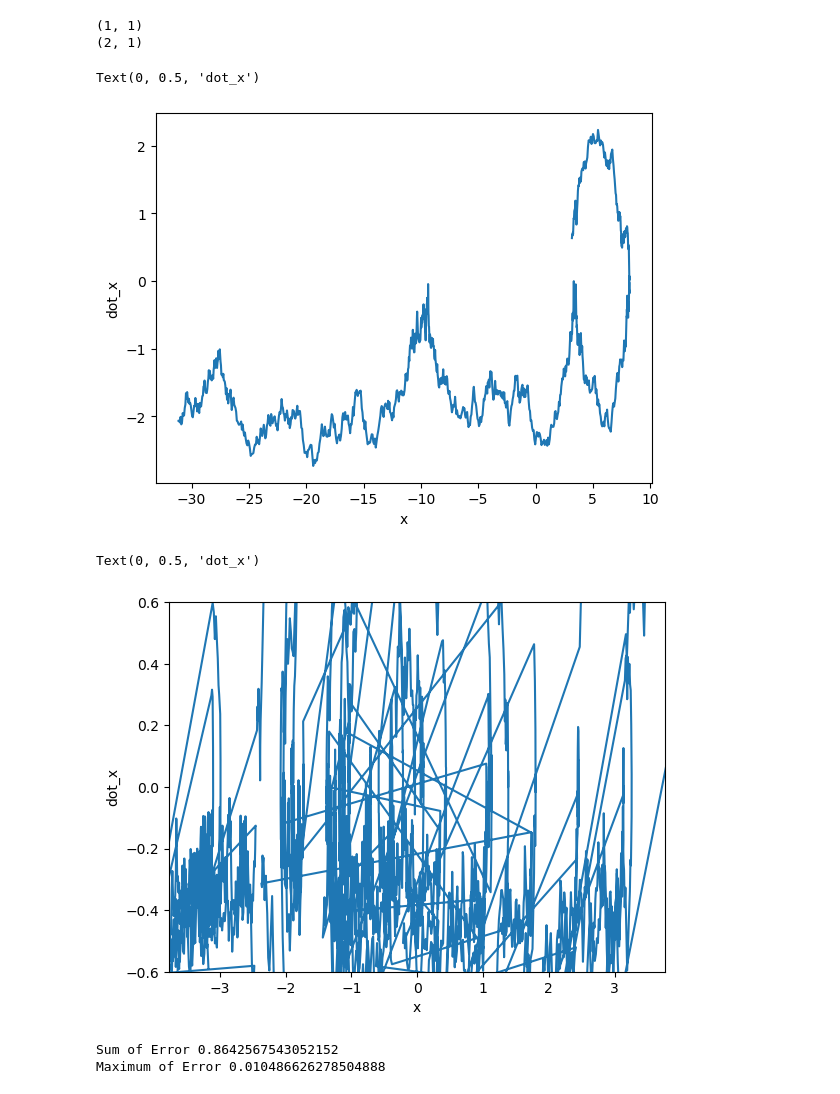
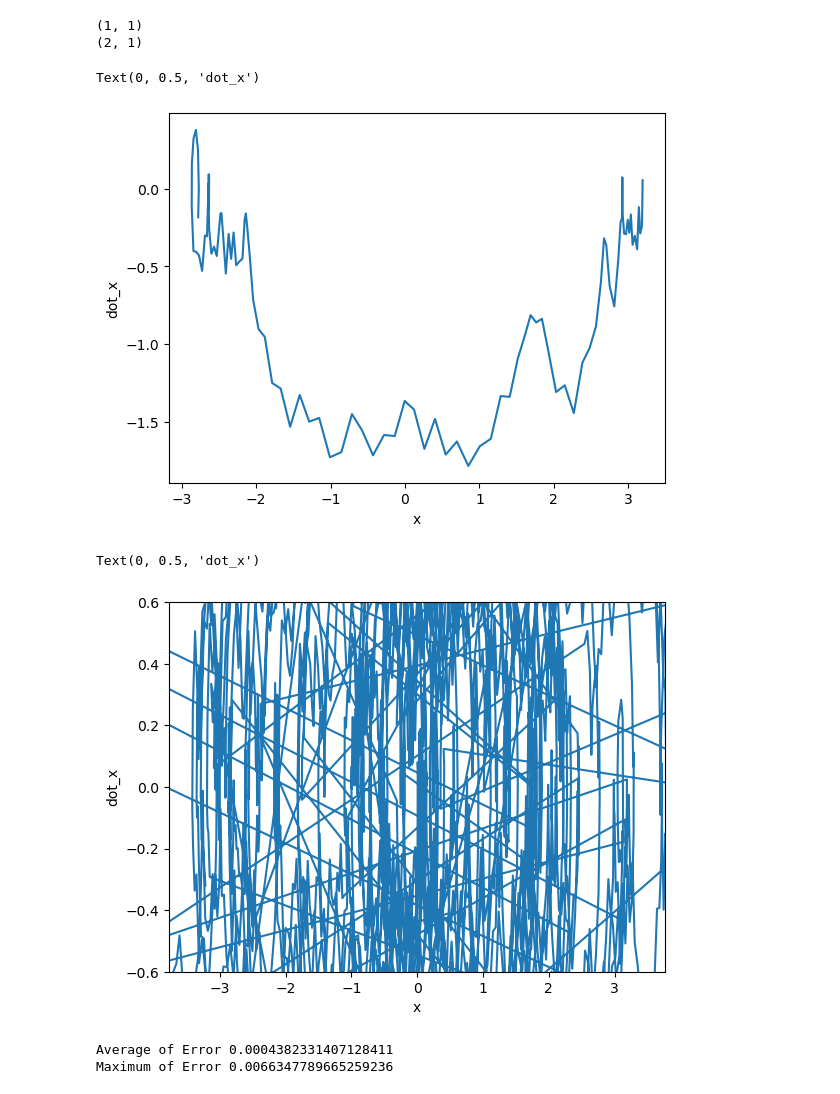
Before and after one commit to HuangYujun-JunkyTalent/DataDrivenSafetyFilter, a Jupyter notebook: double_integrator_test.ipynb, the cells around one changed output. Saved outputs shown, nothing was run; the diff lists cells and outputs as text; code cells hidden in the pictures.

Commit message:
Test with 100 samples and new crafted system

```diff
--- a/double_integrator_test.ipynb
+++ b/double_integrator_test.ipynb
@@ -87,8 +87,8 @@ class DoubleIntegratorWithDrag:
         self._u = cas.SX.sym('u', 1)
         self._f = cas.SX.sym('f', 2)
 
-        self._f[0] = self._x[1]
-        self._f[1] = self._u[0] - self.g * cas.sin(self._x[0]) - self.beta * cas.cos(10*self._x[1]**2)
+        self._f[0] = 3 * self._x[1]
+        self._f[1] = self._u[0] - self.g * cas.sin(self._x[0]) - self.beta * cas.cos(10*self._x[1]**2) ** 2 * self._x[0]
         # self._f[1] = self._u[0]
 
         ode = {'x': self._x, 'u': self._u, 'ode': self._f}
@@ -244,29 +244,27 @@ class Predictor:
                 self.io_data_list.pop(0)
 # %%
 Ts = 0.03
-beta = 1
-g = 1
-u_max = 5
+beta = 0.5
+g = 0.5
+u_max = 10
 x_max = np.array([np.pi, 0.5])
 u_min = - u_max
 x_min = - x_max
 
 initial_state = x_max
 system = DoubleIntegratorWithDrag(Ts=Ts, beta=beta, g=g, u_max=u_max, u_min=u_min, init_state=initial_state)
 
-np.random.seed(0)
-
-io_data_test = IOData(depth = 2, sys=system, length=1000, input_rule=InputRule.RANDOM)
+io_data_test = IOData(depth = 2, sys=system, length=100, input_rule=InputRule.RANDOM)
 print(io_data_test._input_data[0].shape)
 print(io_data_test._output_data[0].shape)
 plt.plot([y[0,0] for y in io_data_test._output_data], [y[1,0] for y in io_data_test._output_data])
 plt.xlabel("x")
 plt.ylabel("dot_x")
 # %% [output]
 (1, 1)
 (2, 1)
 Text(0, 0.5, 'dot_x')
-[figure, old version]
+[figure, new version]
 # %%
 N_grid_x_0_data = 10
 N_grid_x_1_data = 4
@@ -290,6 +288,8 @@ W_x = np.diag((1/(x_max - x_min))**2)
 f = lambda d: 1/(d_range+d)
 # f = lambda d: np.exp(-d)
 
+np.random.seed(0)
+
 io_data_list: List[IOData] = []
 for x_0, x_1 in itertools.product(x_0_grid_data, x_1_grid_data):
     # print(x_0, x_1)
@@ -308,7 +308,7 @@ plt.xlabel("x")
 plt.ylabel("dot_x")
 # %% [output]
 Text(0, 0.5, 'dot_x')
-[figure, old version]
+[figure, new version]
 # %%
 predictor.weight_xi = W_x
 predictor.f = f
@@ -322,11 +322,11 @@ for i, j, k in itertools.product(range(N_grid_x_0), range(N_grid_x_1), range(N_g
     x_t = np.matrix([[x_0], [x_1]])
     u_future = [np.matrix([[u]]) for _ in range(predictor.L)]
     error_list[i,j,k] = predictor.prediction_error(x_t, u_future, W_x)
-print("Sum of Error", np.sum(error_list.flatten()))
+print("Average of Error", np.average(error_list.flatten()))
 print("Maximum of Error", np.max(error_list.flatten()))
 # %% [output]
-Sum of Error 0.8642567543052152
-Maximum of Error 0.010486626278504888
+Average of Error 0.0004382331407128411
+Maximum of Error 0.0066347789665259236
 # %%
 from tools.FractalDimension import fractal_dimension
 
```
Also changed, not shown: parts of 4 cells of this notebook.
